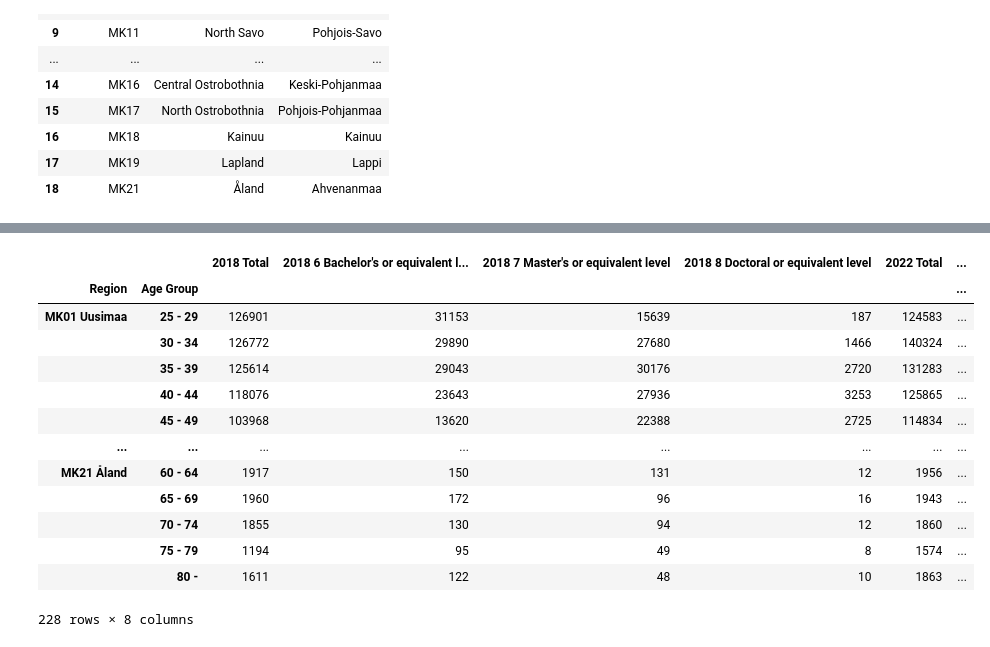
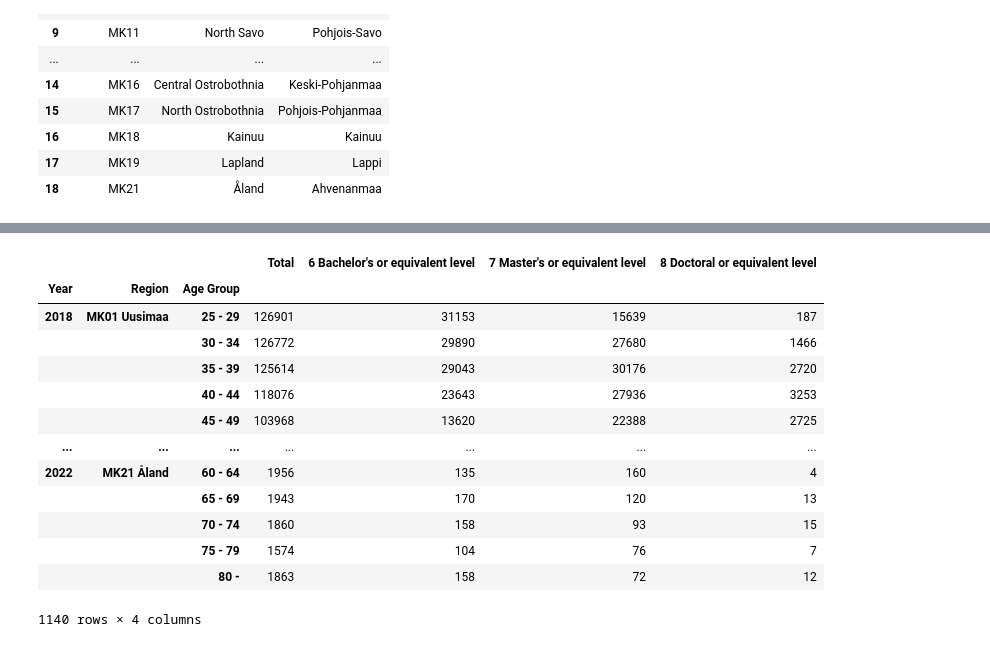
Before and after one commit to gydis/OP-heist-project, a Jupyter notebook: indices_calculation/educational_attainment_index.ipynb, the cells around one changed output, grey strips where cells are left out. Cells and saved outputs as stored; diff of their text form; code cells hidden in the pictures.

```diff
--- a/indices_calculation/educational_attainment_index.ipynb
+++ b/indices_calculation/educational_attainment_index.ipynb
@@ -47,6 +47,9 @@ query = {
         "filter": "item",
         "values": [
           "2018",
+          "2019",
+          "2020",
+          "2021",
           "2022"
         ]
       }
@@ -194,49 +215,39 @@ json_education = json_data['dimension']['Koulutusaste']['category']['label'].val
 # %%
-
 # Create the nested index
 tuples = []
-for region in json_region:
-    for age in json_age:
-        tuples.append((region, age))
+for year in json_year:
+    for region in json_region:
+        for age in json_age:
+            tuples.append((year, region, age))
 
-# Create the columns names
-columns = []
-for year in json_year:
-    for education in json_education:
-        columns.append(year + " " + education)
-
-
-index = pd.MultiIndex.from_tuples(tuples, names=["Region", "Age Group"])
+index = pd.MultiIndex.from_tuples(tuples, names=["Year", "Region", "Age Group"])
 
 # Create a NumPy array from the value list
 value_array = np.array(json_data['value'])
 shape = json_data['size']
 
-# Transform the NumPy array into the desired DataFrame view (19, 12, 8)
-# Index being multiindex Region -> Age group (19,12)
-# Columns being year + education (2*4 = 6)
 transformed_array = np.array(value_array).reshape(shape).squeeze()
-transformed_array = np.rollaxis(transformed_array, 0, -1).reshape(19,12,8)
-transformed_array = transformed_array.reshape(19*12,8)
+# reshape from (5, 19, 12, 4) to (5*19*12, 4)
+transformed_array = transformed_array.reshape(-1, len(json_education))
 
 # Create a DataFrame from the value list with the nested index
-df = pd.DataFrame(data=transformed_array, index=index, columns=columns)
+df = pd.DataFrame(data=transformed_array, index=index, columns=json_education)
 
 # Print the DataFrame
 df
 # %% [output]
-|  |  | 2018 Total | 2018 6 Bachelor's or equivalent l... | 2018 7 Master's or equivalent level | 2018 8 Doctoral or equivalent level | 2022 Total | ... |
-| Region | Age Group |  |  |  |  |  | ... |
-| MK01 Uusimaa | 25 - 29 | 126901 | 31153 | 15639 | 187 | 124583 | ... |
-|  | 30 - 34 | 126772 | 29890 | 27680 | 1466 | 140324 | ... |
-|  | 35 - 39 | 125614 | 29043 | 30176 | 2720 | 131283 | ... |
-|  | 40 - 44 | 118076 | 23643 | 27936 | 3253 | 125865 | ... |
-|  | 45 - 49 | 103968 | 13620 | 22388 | 2725 | 114834 | ... |
-| ... | ... | ... | ... | ... | ... | ... | ... |
-| MK21 Åland | 60 - 64 | 1917 | 150 | 131 | 12 | 1956 | ... |
-|  | 65 - 69 | 1960 | 172 | 96 | 16 | 1943 | ... |
-|  | 70 - 74 | 1855 | 130 | 94 | 12 | 1860 | ... |
-|  | 75 - 79 | 1194 | 95 | 49 | 8 | 1574 | ... |
-|  | 80 - | 1611 | 122 | 48 | 10 | 1863 | ... |
+|  |  |  | Total | 6 Bachelor's or equivalent level | 7 Master's or equivalent level | 8 Doctoral or equivalent level |
+| Year | Region | Age Group |  |  |  |  |
+| 2018 | MK01 Uusimaa | 25 - 29 | 126901 | 31153 | 15639 | 187 |
+|  |  | 30 - 34 | 126772 | 29890 | 27680 | 1466 |
+|  |  | 35 - 39 | 125614 | 29043 | 30176 | 2720 |
+|  |  | 40 - 44 | 118076 | 23643 | 27936 | 3253 |
+|  |  | 45 - 49 | 103968 | 13620 | 22388 | 2725 |
+| ... | ... | ... | ... | ... | ... | ... |
+| 2022 | MK21 Åland | 60 - 64 | 1956 | 135 | 160 | 4 |
+|  |  | 65 - 69 | 1943 | 170 | 120 | 13 |
+|  |  | 70 - 74 | 1860 | 158 | 93 | 15 |
+|  |  | 75 - 79 | 1574 | 104 | 76 | 7 |
+|  |  | 80 - | 1863 | 158 | 72 | 12 |
-228 rows × 8 columns
+1140 rows × 4 columns
 # %%
```
Also changed, not shown: parts of 9 cells of this notebook, 1 other file.
